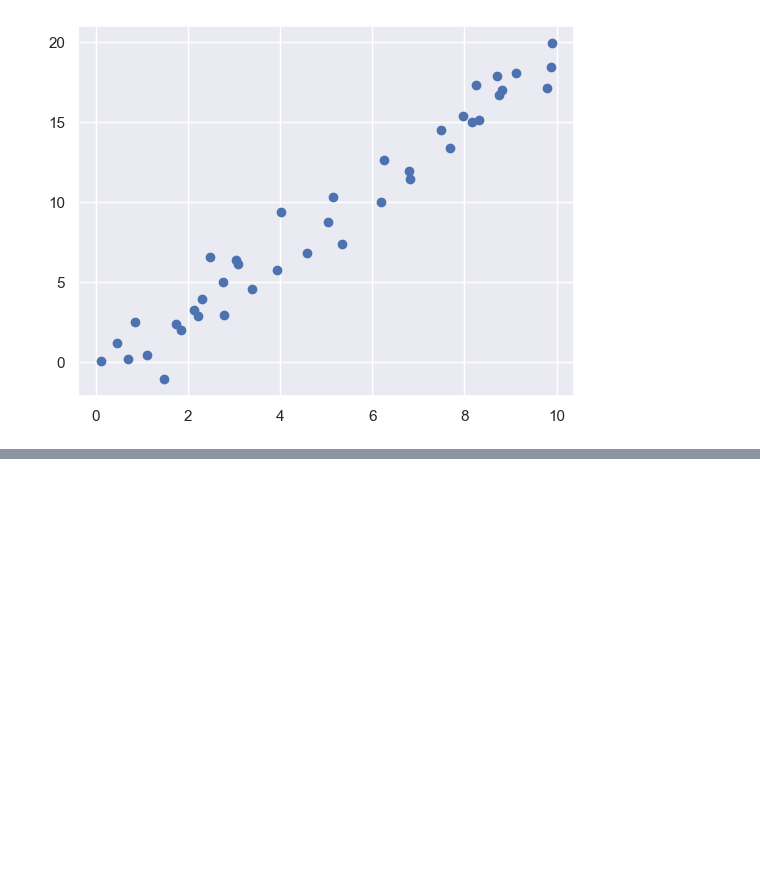
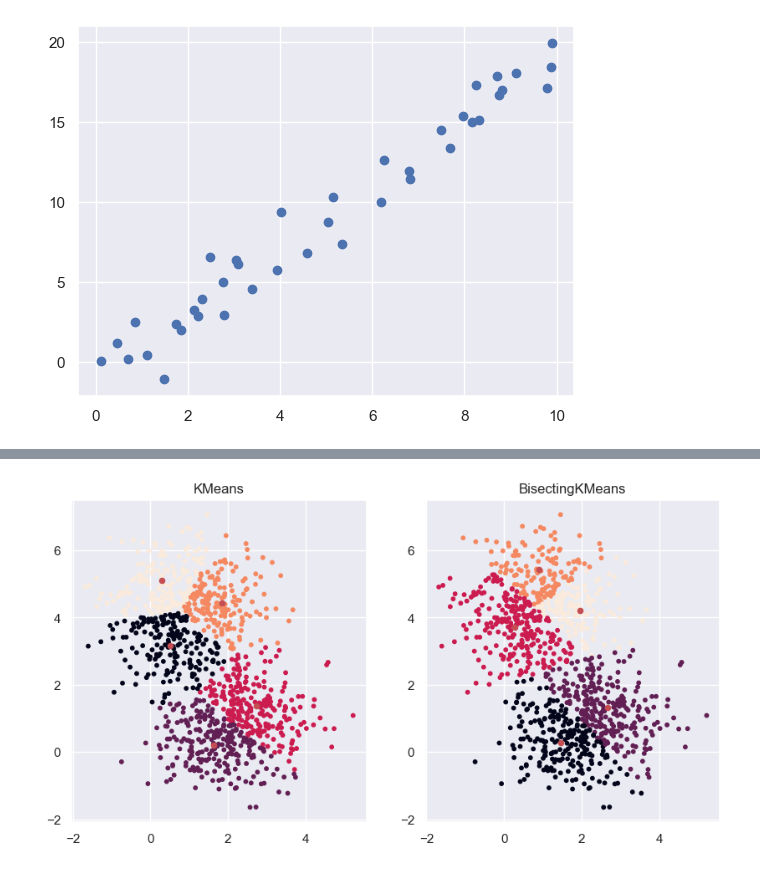
Before and after one commit to Eshwaripandit/AI-ML-LEARNING, a Jupyter notebook: sci-kit.ipynb, the cells around one changed output, grey strips where cells are left out. Cells and saved outputs as stored; diff of their text form; code cells hidden in the pictures; blank space fills up the shorter version.

```diff
--- a/sci-kit.ipynb
+++ b/sci-kit.ipynb
@@ -50,0 +110,22 @@ plt.scatter(x,y);
+# %%
+from sklearn.datasets import make_blobs
+from sklearn.cluster import KMeans, BisectingKMeans
+import matplotlib.pyplot as plt
+
+X, _ = make_blobs(n_samples=1000, centers=2, random_state=0)
+
+km = KMeans(n_clusters=5, random_state=0, n_init="auto").fit(X)
+bisect_km = BisectingKMeans(n_clusters=5, random_state=0).fit(X)
+
+fig, ax = plt.subplots(1, 2, figsize=(10, 5))
+ax[0].scatter(X[:, 0], X[:, 1], s=10, c=km.labels_)
+ax[0].scatter(km.cluster_centers_[:, 0], km.cluster_centers_[:, 1], s=20, c="r")
+ax[0].set_title("KMeans")
+
+ax[1].scatter(X[:, 0], X[:, 1], s=10, c=bisect_km.labels_)
+ax[1].scatter(
+    bisect_km.cluster_centers_[:, 0], bisect_km.cluster_centers_[:, 1], s=20, c="r"
+)
+_ = ax[1].set_title("BisectingKMeans")
+# %% [output]
+[figure, added]
```
Also changed, not shown: parts of 11 cells of this notebook.
